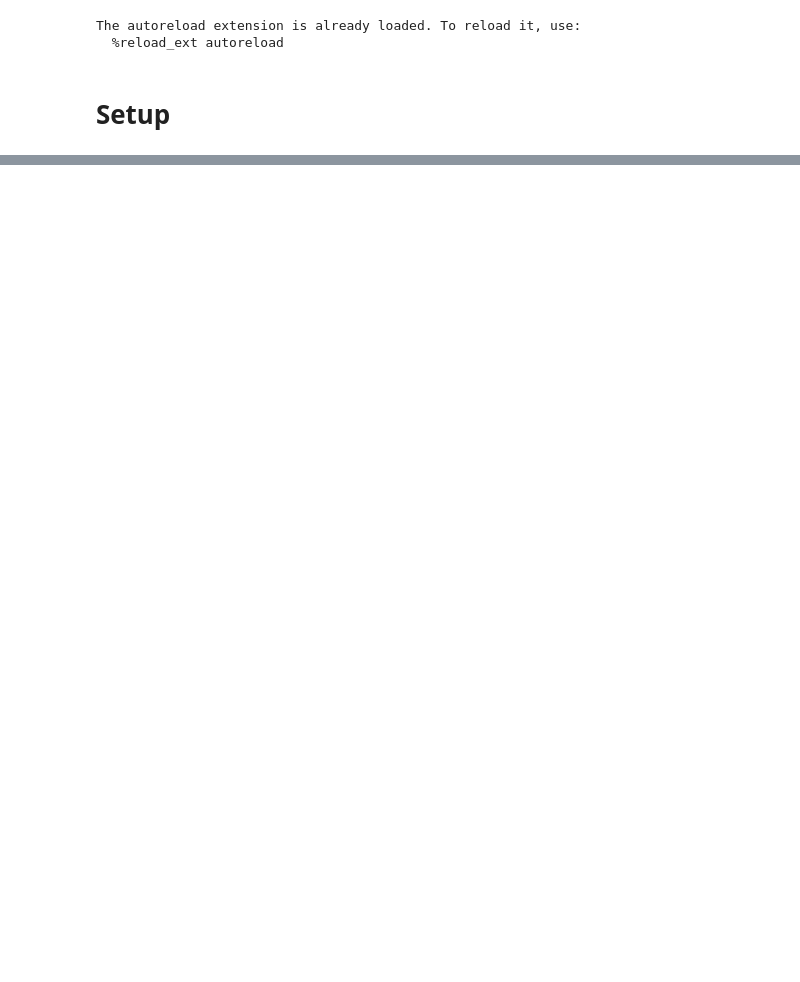
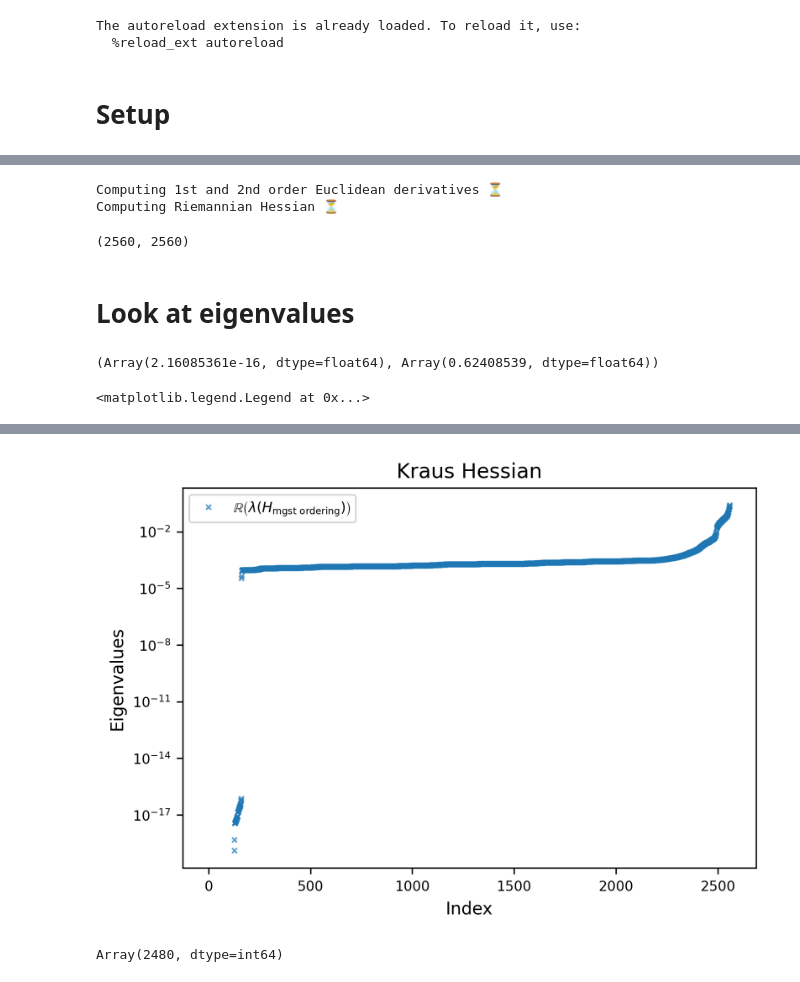
Before and after one commit to EmilianoG-byte/iqm-benchmarks, a Jupyter notebook: playground/num_sequences/slq_at_critical_point.ipynb, the cells around one changed output, grey strips where cells are left out. Drawn from its saved outputs; the diff is of its cells as text; code cells hidden in the pictures; blank space fills up the shorter version.

```diff
--- a/playground/num_sequences/slq_at_critical_point.ipynb
+++ b/playground/num_sequences/slq_at_critical_point.ipynb
@@ -59,0 +212,41 @@ state_psd_mgst = np.array(state_psd_jax)
+# %%
+rhessian_kraus_mgst, euclidean_derivatives_kraus = compute_riemannian_hessian_kraus(
+    kraus_tensor_mgst=kraus_mgst_opt,
+    povm_mgst=povm_mgst_opt,
+    state_mgst=state_mgst_opt,
+    indices_list=indices_list,
+    prob_matrix=prob_matrix,
+)
+# %% [output]
+Computing 1st and 2nd order Euclidean derivatives ⏳
+Computing Riemannian Hessian ⏳
+# %%
+num_gates, kraus_rank, dim, dim =  kraus_mgst_opt.shape
+n = kraus_rank * dim
+p = dim
+vect_dim = n * p
+rhessian_kraus_mgst_mtrx = rhessian_kraus_mgst.reshape(2 * num_gates * vect_dim, 2 * num_gates * vect_dim)
+rhessian_kraus_mgst_mtrx.shape
+# %% [output]
+(2560, 2560)
+# %% [markdown]
+# Look at eigenvalues
+# %%
+reigvals_kraus = jnp.linalg.eigvals(rhessian_kraus_mgst_mtrx)
+reigvals_kraus_real = reigvals_kraus.real
+reigvals_kraus_imag = reigvals_kraus.imag
+jnp.linalg.norm(reigvals_kraus_imag), jnp.linalg.norm(reigvals_kraus_real)
+# %% [output]
+(Array(2.16085361e-16, dtype=float64), Array(0.62408539, dtype=float64))
+# %%
+eigvals_real_all_kraus_ordered = jnp.sort(reigvals_kraus_real)
+# %%
+# get the eigenvalues of the hessian
+plt.figure(figsize=(6, 4), dpi=300)
+plt.title("Kraus Hessian", fontsize=12)
+plt.semilogy(eigvals_real_all_kraus_ordered, "x", markersize=3, label=r"$\mathbb{R}\left( \lambda(H_{\text{mgst ordering}}) \right)$", alpha=0.7)
+plt.ylabel("Eigenvalues", fontsize=10)
+plt.xlabel("Index", fontsize=10)
+plt.legend()
+# %% [output]
+<matplotlib.legend.Legend at 0x...>
@@ -59,0 +255,5 @@ state_psd_mgst = np.array(state_psd_jax)
+[figure, added]
+# %%
+jnp.linalg.matrix_rank(rhessian_kraus_mgst_mtrx)
+# %% [output]
+Array(2480, dtype=int64)
```
Also changed, not shown: parts of 17 cells of this notebook, 3 other files.
